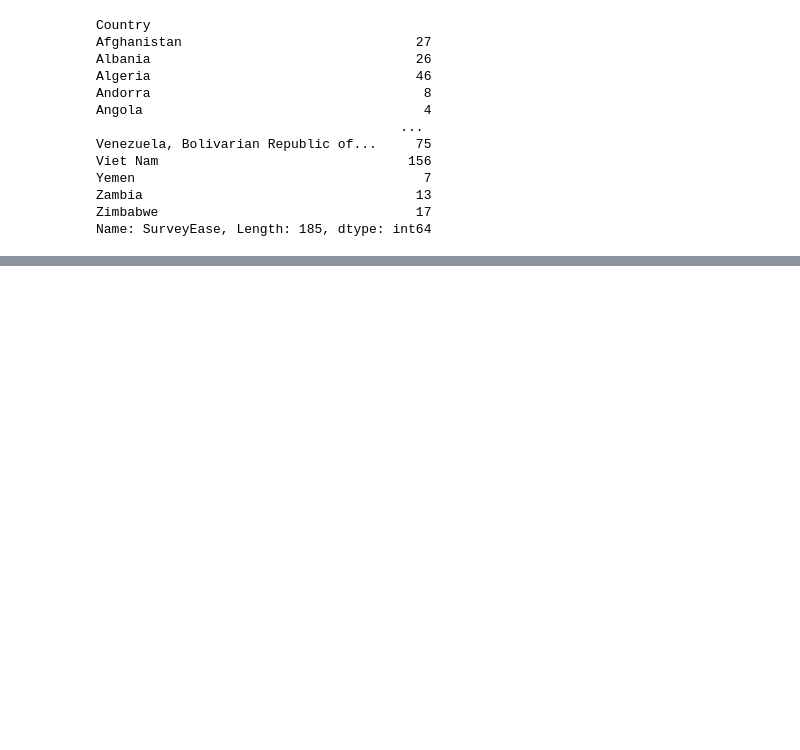
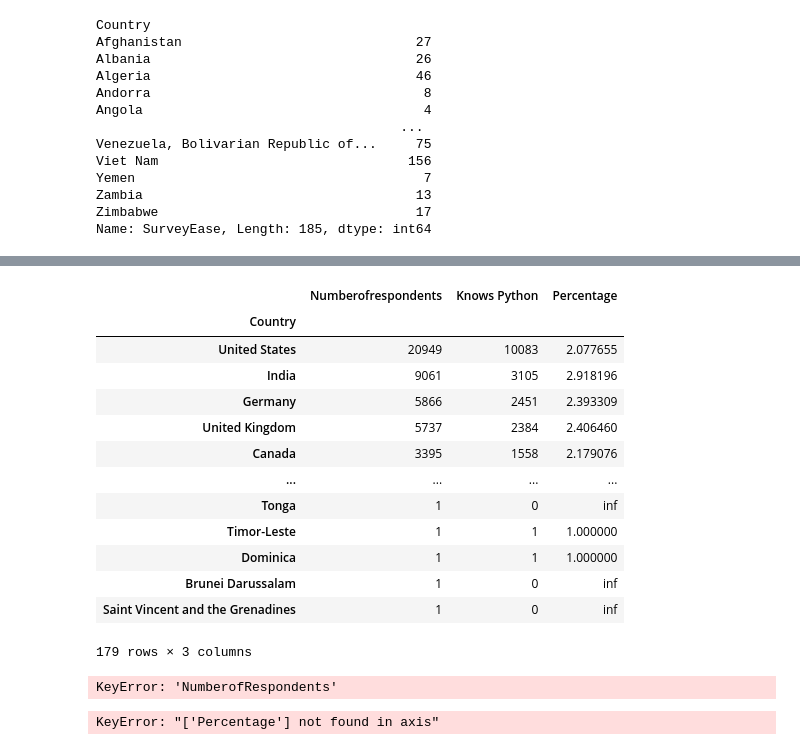
Before and after one commit to ch3AtZ/python, a Jupyter notebook: newpandastest.ipynb, the cells around one changed output, grey strips where cells are left out. Cells and saved outputs as stored; diff of their text form; code cells hidden in the pictures; blank space fills up the shorter version.

Commit message:
used concat function

```diff
--- a/newpandastest.ipynb
+++ b/newpandastest.ipynb
@@ -302,0 +267,6 @@ Name: count, dtype: int64
+# %%
+countryrespondents2 = df['Country'].value_counts()
+# %%
+countryusingpython2 = countrygroup['LanguageWorkedWith'].apply(lambda x : x.str.contains('Python').sum())
+# %%
+new_df2 = pd.concat([countryrespondents2,countryusingpython2],axis='columns',sort=False)
@@ -302,0 +341,17 @@ Name: count, dtype: int64
+# %%
+new_df2
+# %% [output]
+|  | Numberofrespondents | Knows Python | Percentage |
+| Country |  |  |  |
+| United States | 20949 | 10083 | 2.077655 |
+| India | 9061 | 3105 | 2.918196 |
+| Germany | 5866 | 2451 | 2.393309 |
+| United Kingdom | 5737 | 2384 | 2.406460 |
+| Canada | 3395 | 1558 | 2.179076 |
+| ... | ... | ... | ... |
+| Tonga | 1 | 0 | inf |
+| Timor-Leste | 1 | 1 | 1.000000 |
+| Dominica | 1 | 1 | 1.000000 |
+| Brunei Darussalam | 1 | 0 | inf |
+| Saint Vincent and the Grenadines | 1 | 0 | inf |
+179 rows × 3 columns
@@ -302,0 +360,8 @@ Name: count, dtype: int64
+# %%
+new_df2['Percentage'] = (new_df2['Knows Python']/ new_df2['NumberofRespondents'])*100
+# %% [output]
+KeyError: 'NumberofRespondents'
+# %%
+new_df2.drop('Percentage')
+# %% [output]
+KeyError: "['Percentage'] not found in axis"
```
Also changed, not shown: parts of 24 cells of this notebook.
